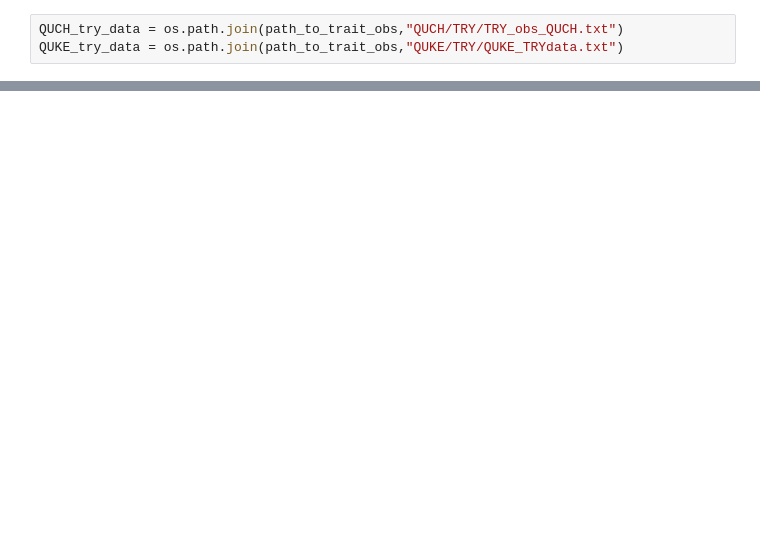
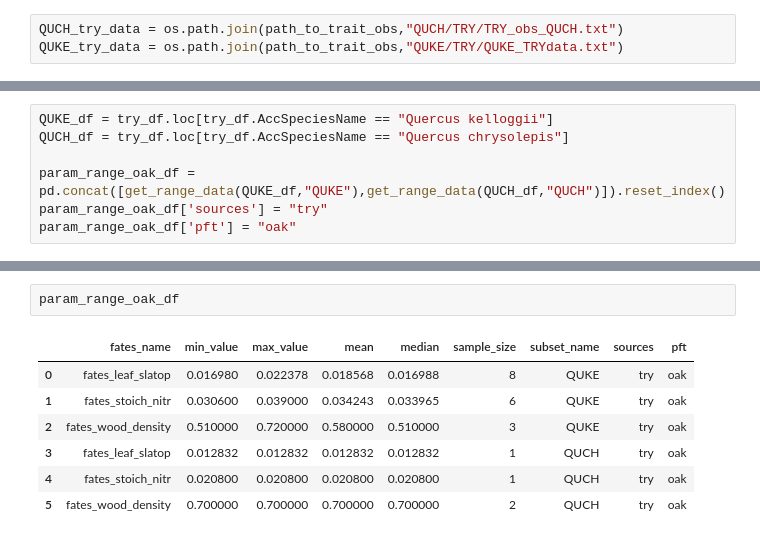
Before and after one commit to adamhb/california-fates, a Jupyter notebook: parameter_ranges/analyze_oak_trait_data.ipynb, the cells around one changed output, grey strips where cells are left out. Saved outputs shown, nothing was run; the diff lists cells and outputs as text; blank space fills up the shorter version.

```diff
--- a/parameter_ranges/analyze_oak_trait_data.ipynb
+++ b/parameter_ranges/analyze_oak_trait_data.ipynb
@@ -153,0 +218,7 @@ final_df
+# %%
+QUKE_df = try_df.loc[try_df.AccSpeciesName == "Quercus kelloggii"]
+QUCH_df = try_df.loc[try_df.AccSpeciesName == "Quercus chrysolepis"]
+
+param_range_oak_df = pd.concat([get_range_data(QUKE_df,"QUKE"),get_range_data(QUCH_df,"QUCH")]).reset_index()
+param_range_oak_df['sources'] = "try"
+param_range_oak_df['pft'] = "oak"
@@ -153,0 +233,10 @@ final_df
+# %%
+param_range_oak_df
+# %% [output]
+|  | fates_name | min_value | max_value | mean | median | sample_size | subset_name | sources | pft |
+| 0 | fates_leaf_slatop | 0.016980 | 0.022378 | 0.018568 | 0.016988 | 8 | QUKE | try | oak |
+| 1 | fates_stoich_nitr | 0.030600 | 0.039000 | 0.034243 | 0.033965 | 6 | QUKE | try | oak |
+| 2 | fates_wood_density | 0.510000 | 0.720000 | 0.580000 | 0.510000 | 3 | QUKE | try | oak |
+| 3 | fates_leaf_slatop | 0.012832 | 0.012832 | 0.012832 | 0.012832 | 1 | QUCH | try | oak |
+| 4 | fates_stoich_nitr | 0.020800 | 0.020800 | 0.020800 | 0.020800 | 1 | QUCH | try | oak |
+| 5 | fates_wood_density | 0.700000 | 0.700000 | 0.700000 | 0.700000 | 2 | QUCH | try | oak |
```
Also changed, not shown: parts of 23 cells of this notebook, 7 other files.
